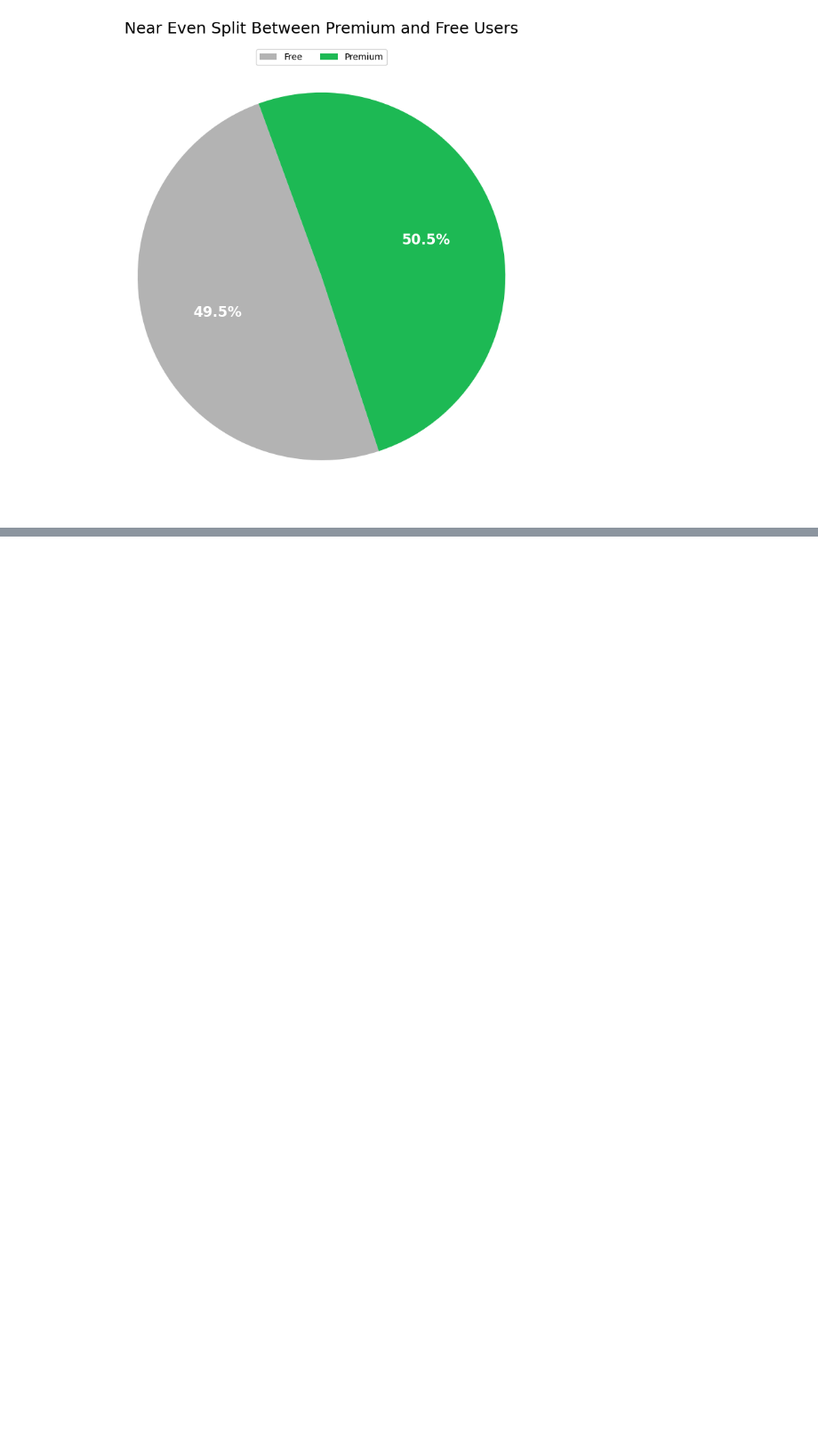
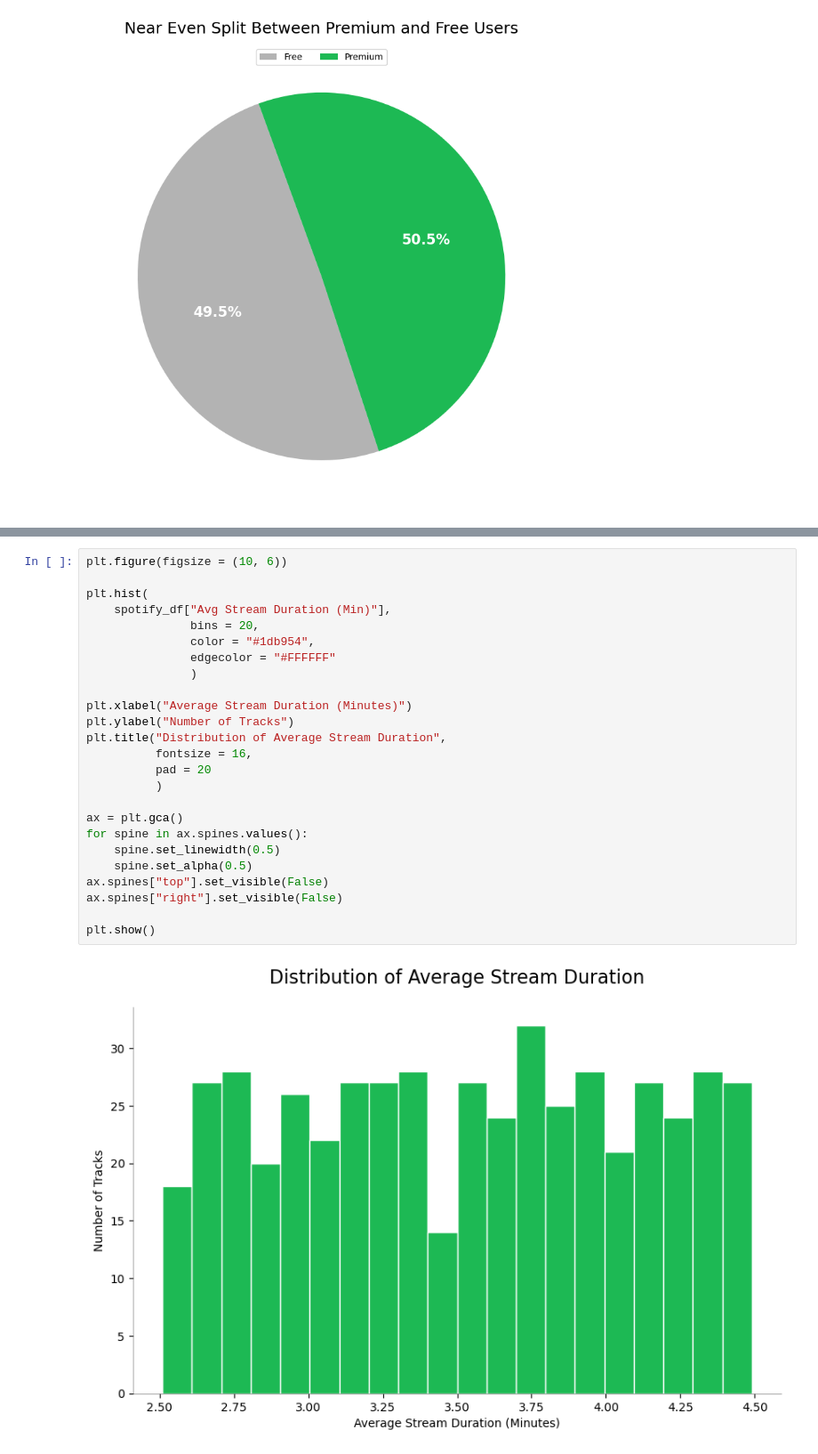
Before and after one commit to brevans25/learning-plots-brytner, a Jupyter notebook: notebooks/visualization_practice.ipynb, the cells around one changed output, grey strips where cells are left out. Shown at 89% size. Saved outputs shown, nothing was run; the diff lists cells and outputs as text; blank space fills up the shorter version.

Commit message:
Histograms Tutorial

```diff
--- a/notebooks/visualization_practice.ipynb
+++ b/notebooks/visualization_practice.ipynb
@@ -369,0 +375,27 @@ plt.show()
+# %%
+plt.figure(figsize = (10, 6))
+
+plt.hist(
+    spotify_df["Avg Stream Duration (Min)"],
+               bins = 20,
+               color = "#1db954",
+               edgecolor = "#FFFFFF"
+               )
+
+plt.xlabel("Average Stream Duration (Minutes)")
+plt.ylabel("Number of Tracks")
+plt.title("Distribution of Average Stream Duration",
+          fontsize = 16,
+          pad = 20
+          )
+
+ax = plt.gca()
+for spine in ax.spines.values():
+    spine.set_linewidth(0.5)
+    spine.set_alpha(0.5)
+ax.spines["top"].set_visible(False)
+ax.spines["right"].set_visible(False)
+
+plt.show()
+# %% [output]
+[figure, added]
```
Also changed, not shown: parts of 1 cell of this notebook.
